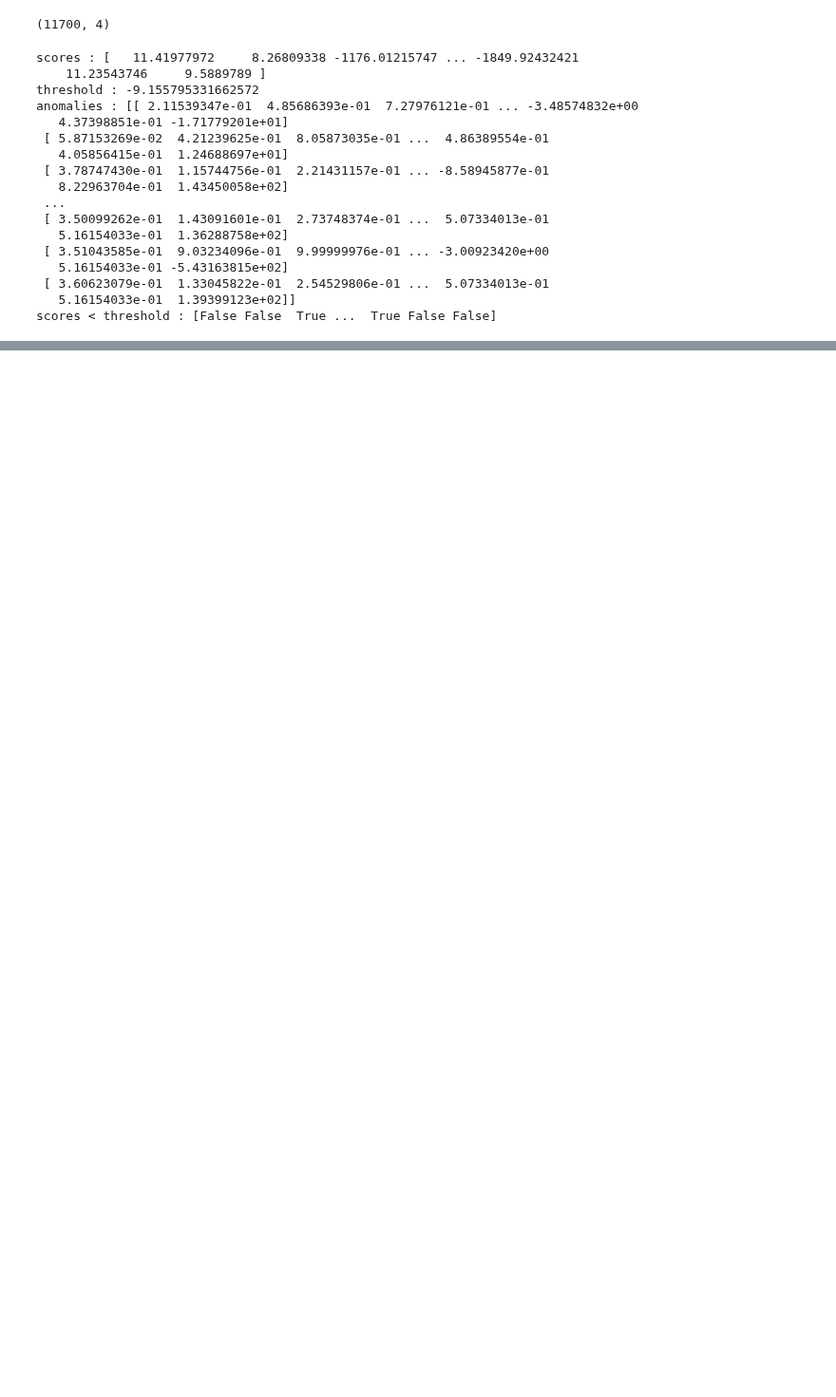
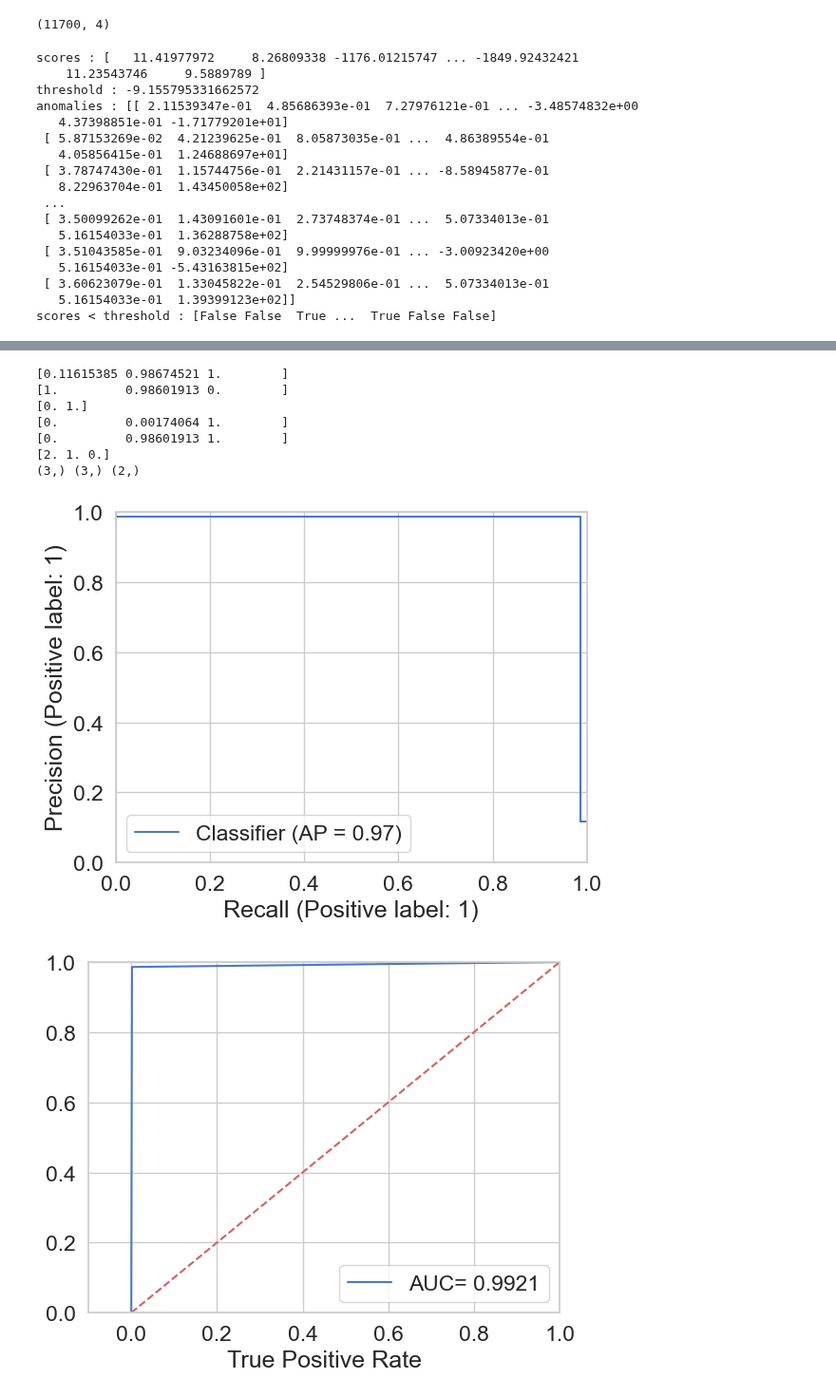
Before and after one commit to 98uranus/Autoencoder, a Jupyter notebook: Performance_graph.ipynb, the cells around one changed output, grey strips where cells are left out. Shown at 95% size. Drawn from its saved outputs; the diff is of its cells as text; code cells hidden in the pictures; blank space fills up the shorter version.

```diff
--- a/Performance_graph.ipynb
+++ b/Performance_graph.ipynb
@@ -130,0 +133,60 @@ print(f"Precision: {precision:.4f}, Recall: {recall:.4f}, F1 score: {f1:.4f}")
+# %%
+# Calculate precision, recall, and F1 score
+y_pred = np.zeros_like(scores)
+y_pred[scores < threshold] = 1
+precision, recall, thresholds1 = precision_recall_curve(y_test, y_pred)
+fpr, tpr, thresholds2 = roc_curve(y_test, y_pred)
+roc_auc = auc(fpr, tpr)
+f1 = f1_score(y_test, y_pred)
+PrecisionRecallDisplay.from_predictions(y_test, y_pred)
+plt.plot(ax=None,name=None)
+plt.xlim([-0.001, 1.0])
+plt.ylim([0.0, 1.001])
+
+print(precision)
+print(recall)
+print(thresholds1)
+print(fpr)
+print(tpr)
+print(thresholds2)
+print(precision.shape, recall.shape, thresholds1.shape)
+
+# ROC curve
+plt.figure()
+plt.plot(fpr, tpr, 'b', label='AUC= %0.4f'% roc_auc)
+plt.legend(loc='lower right')
+plt.plot([0, 1], [0, 1], 'r--')
+plt.xlim([-0.1, 1.0])
+plt.ylim([0.0, 1.001])
+plt.xlabel('False Positive Rate')
+plt.xlabel('True Positive Rate')
+plt.show();
+
+# precision recall curve
+plt.figure()
+plt.plot(recall, precision, 'b', label='F1 score = %0.4f'% f1)
+plt.title('Recall vs Precision')
+plt.xlabel('Recall')
+plt.ylabel('Precision')
+plt.legend(loc='lower right')
+plt.show();
+
+# Generate confusion matrix
+conf_matrix = confusion_matrix(y_test, y_pred)
+plt.figure(figsize=(6, 6))
+LABELS = ["Normal", "Abnormal"]
+sns.heatmap(conf_matrix, xticklabels=LABELS, yticklabels=LABELS, annot=True, fmt="d");
+plt.title("Confusion matrix")
+plt.ylabel('True class')
+plt.xlabel('Predicted class')
+plt.show()
+# %% [output]
+[0.11615385 0.98674521 1.        ]
+[1.         0.98601913 0.        ]
+[0. 1.]
+[0.         0.00174064 1.        ]
+[0.         0.98601913 1.        ]
+[2. 1. 0.]
+(3,) (3,) (2,)
+[figure, added]
+[figure, added]
```
Also changed, not shown: parts of 2 cells of this notebook.
